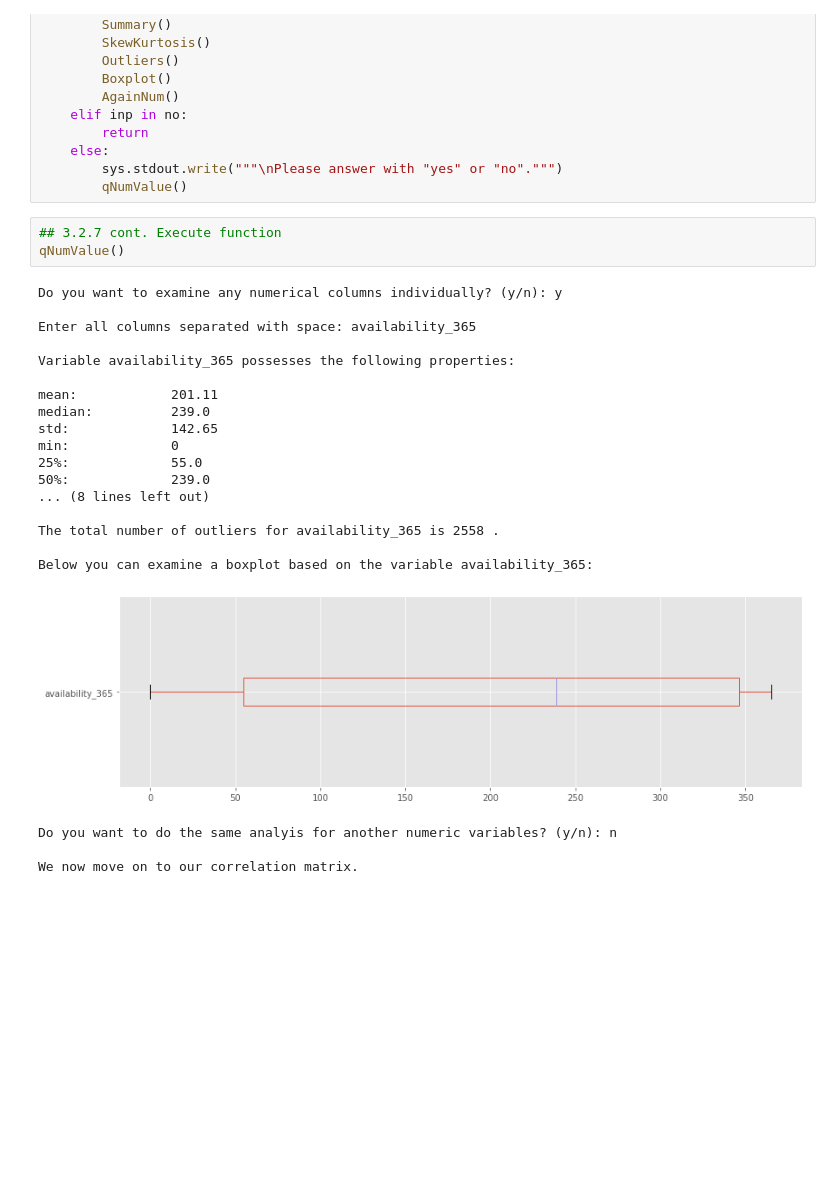
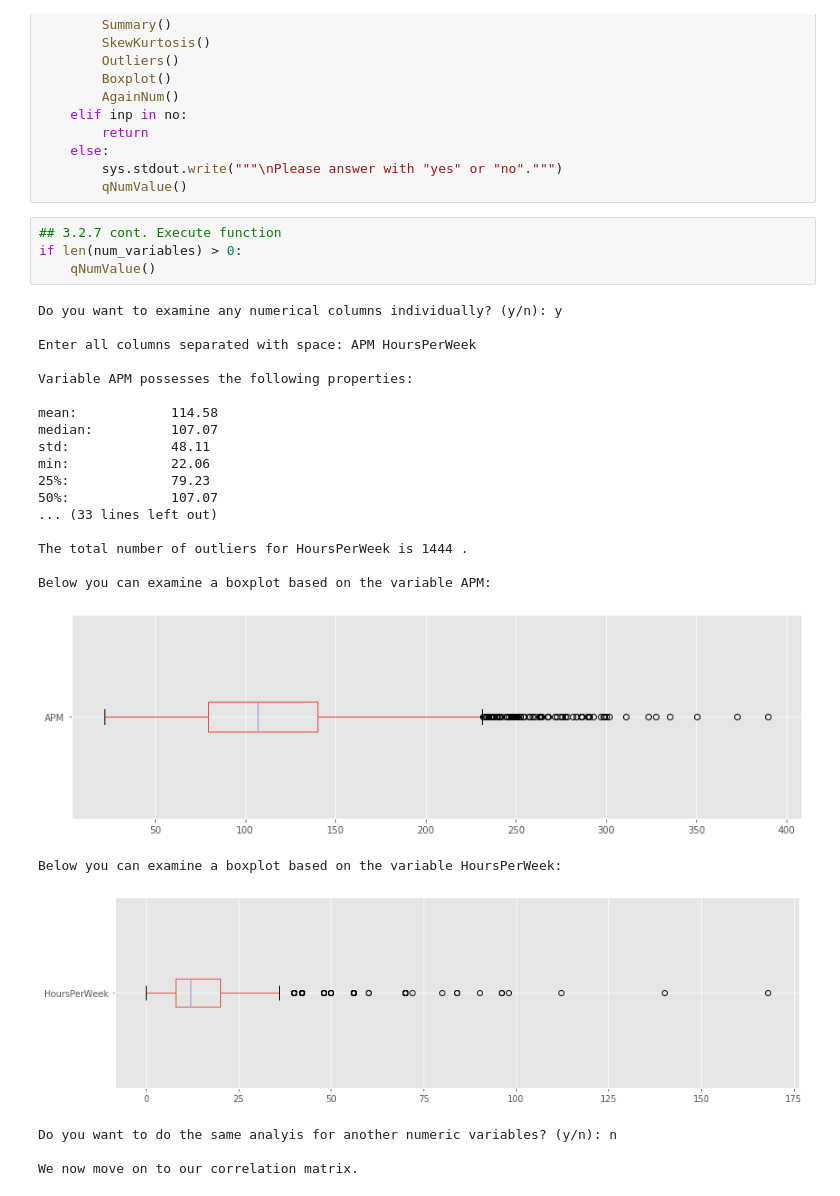
Before and after one commit to Minitech24/Skills-Python-Project-HSG2020, a Jupyter notebook: DA_Tool_DocumentedVersion.ipynb, the cells around one changed output. Cells and saved outputs as stored; diff of their text form; blank space fills up the shorter version.

```diff
--- a/DA_Tool_DocumentedVersion.ipynb
+++ b/DA_Tool_DocumentedVersion.ipynb
@@ -832,29 +828,32 @@ def qNumValue():
         qNumValue()
 # %%
 ## 3.2.7 cont. Execute function
-qNumValue()
+if len(num_variables) > 0:
+    qNumValue()
 # %% [output]
 Do you want to examine any numerical columns individually? (y/n): y
 
-Enter all columns separated with space: availability_365
+Enter all columns separated with space: APM HoursPerWeek
 
-Variable availability_365 possesses the following properties:
+Variable APM possesses the following properties:
 
-mean:            201.11
-median:          239.0
-std:             142.65
-min:             0
-25%:             55.0
-50%:             239.0
-... (8 lines left out)
+mean:            114.58
+median:          107.07
+std:             48.11
+min:             22.06
+25%:             79.23
+50%:             107.07
+... (33 lines left out)
 
-The total number of outliers for availability_365 is 2558 .
+The total number of outliers for HoursPerWeek is 1444 .
 
-Below you can examine a boxplot based on the variable availability_365:
+Below you can examine a boxplot based on the variable APM:
-[figure, old version]
+[figure, new version]
-Do you want to do the same analyis for another numeric variables? (y/n): n
-
-We now move on to our correlation matrix.
+Below you can examine a boxplot based on the variable HoursPerWeek:
+[figure, added]
+Do you want to do the same analyis for another numeric variables? (y/n): n
+
+We now move on to our correlation matrix.
 # %%
 ## 3.2.8 correlation Matrix of the numerical variables
 
```
Also changed, not shown: parts of 20 cells of this notebook.
